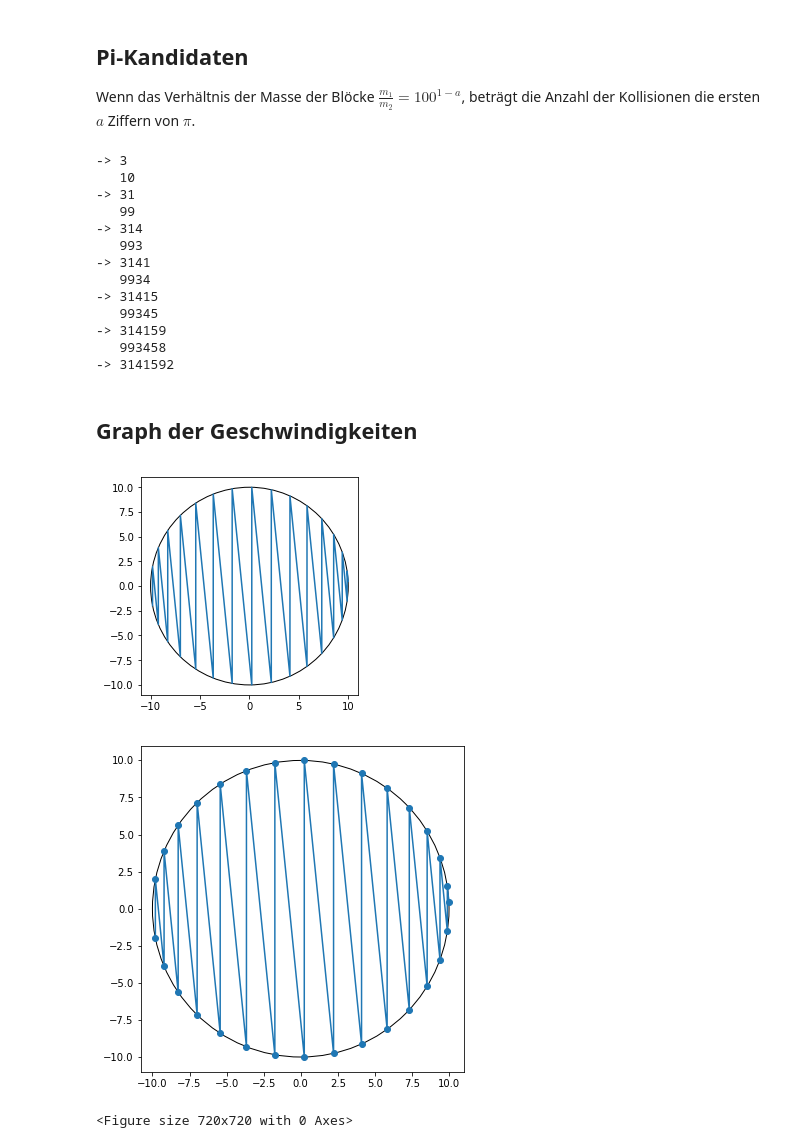
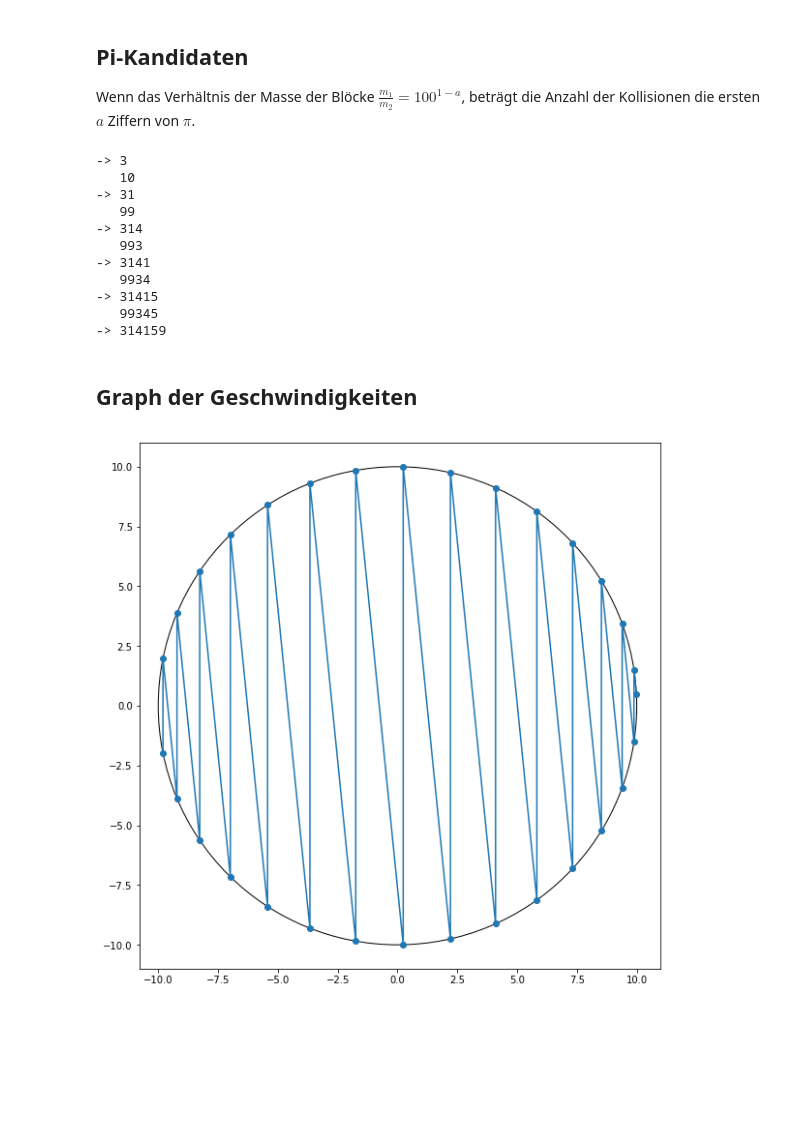
Before and after one commit to Jonas-Watt/kollidierende-bloecke, a Jupyter notebook: kollidierende-bloecke.ipynb, the cells around one changed output. Cells and saved outputs as stored; diff of their text form; code cells hidden in the pictures; blank space fills up the shorter version.

Commit message:
Plot finalisiert

```diff
--- a/kollidierende-bloecke.ipynb
+++ b/kollidierende-bloecke.ipynb
@@ -72,7 +72,7 @@ def ablauf_kollision(v_1, v_2, m_1, m_2):
 Wenn das Verhältnis der Masse der Blöcke $\frac{m_1}{m_2}=100^{1-a}$, beträgt die Anzahl der Kollisionen die ersten $a$ Ziffern von $\pi$.
 # %%
 # 10er-Potenzen durchgehen
-for a in range(0,13):
+for a in range(0,11):
     # Masse
     m_2 = 10**a
     # Geschwindigkeit zurücksetzen
@@ -97,47 +97,27 @@ for a in range(0,13):
 -> 31415
    99345
 -> 314159
-   993458
--> 3141592
 # %% [markdown]
 ## Graph der Geschwindigkeiten
 # %%
 m_2 = 100
 # Datenpunkte importieren
 v = ablauf_kollision(0, -1, 1, m_2)
 # Momentum berechnen
 lst_p_1 = v[1]
 lst_p_2 = [math.sqrt(m_2) * i for i in v[2]]
-# Graph erstellen
-plt.plot(lst_p_2, lst_p_1)
-plt.axes().set_aspect('equal')
+# Plot
+fig, ax = plt.subplots(subplot_kw={'aspect': 'equal'})
+# Graph
+plt.plot(lst_p_2, lst_p_1, marker='o')
+
+# Linie oder Dreieck für die Endzone hinzufügen
+
 # Kreis
 kreis = plt.Circle((0,0), math.sqrt(m_2), fill=False)
-ax = plt.gca()
-ax.add_patch(kreis)
-plt.axis('scaled')
-
+ax.add_artist(kreis)
+# Plot einstellen
+plt.rcParams['figure.figsize'] = [10, 10]
 plt.show()
 # %% [output]
-[figure, old version]
+[figure, new version]
-# %%
-m_2 = 100
-# Datenpunkte importieren
-v = ablauf_kollision(0, -1, 1, m_2)
-# Momentum berechnen
-lst_p_1 = v[1]
-lst_p_2 = [math.sqrt(m_2) * i for i in v[2]]
-# Plot
-fig, ax = plt.subplots(subplot_kw={'aspect': 'equal'})
-# Graph
-plt.plot(lst_p_2, lst_p_1, marker='o')
-# Kreis
-kreis = plt.Circle((0,0), math.sqrt(m_2), fill=False)
-ax.add_artist(kreis)
-
-plt.figure(figsize=(10, 10))
-
-plt.show()
-# %% [output]
-[figure, removed]
-<Figure size 720x720 with 0 Axes>
```
Also changed, not shown: parts of 1 cell of this notebook.
